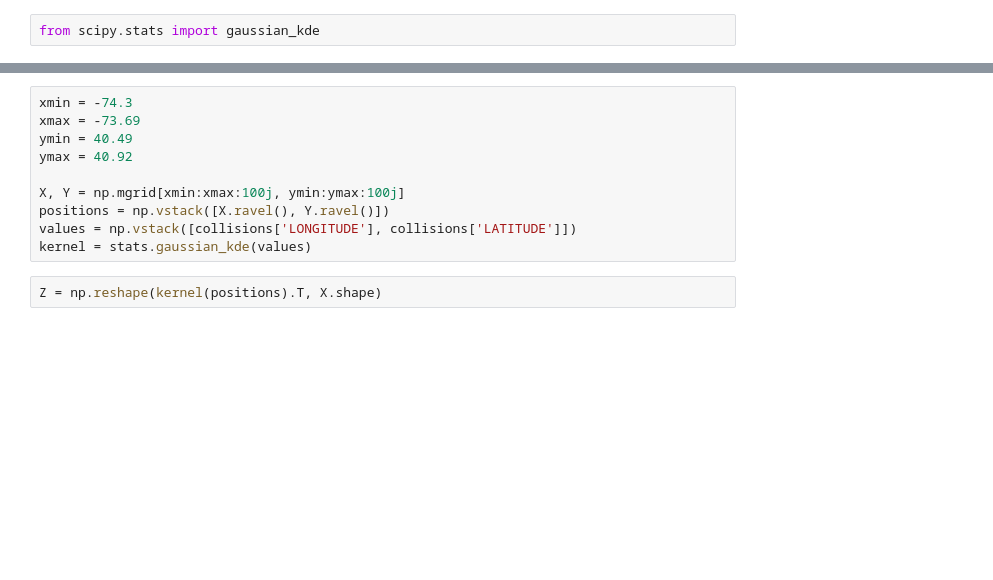
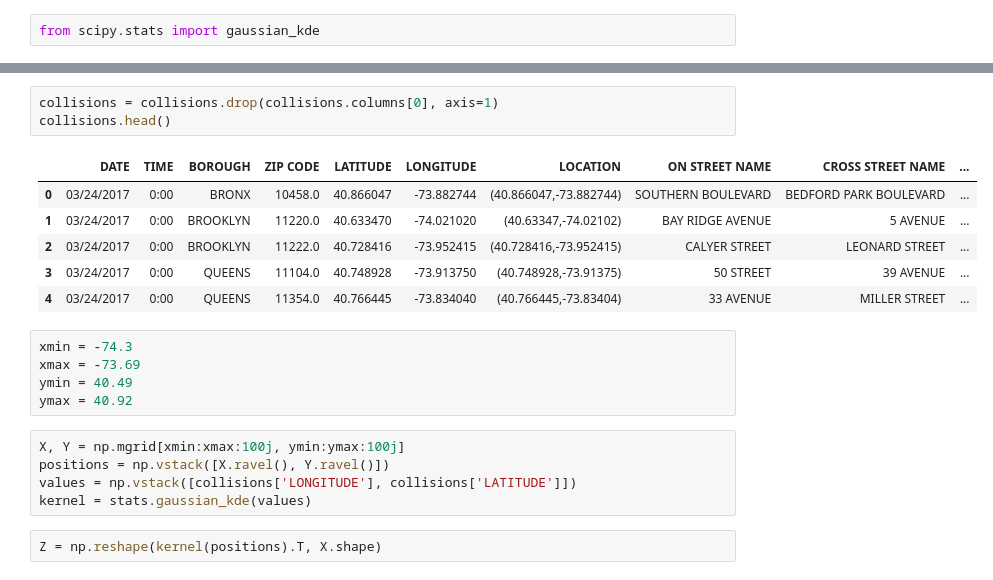
Before and after one commit to nealrea/collisionViz, a Jupyter notebook: data_exploration/KDE.ipynb, the cells around one changed output, grey strips where cells are left out. Cells and saved outputs as stored; diff of their text form; blank space fills up the shorter version.

```diff
--- a/data_exploration/KDE.ipynb
+++ b/data_exploration/KDE.ipynb
@@ -37,9 +25,19 @@ collisions.head()
+# %%
+collisions = collisions.drop(collisions.columns[0], axis=1)
+collisions.head()
+# %% [output]
+|  | DATE | TIME | BOROUGH | ZIP CODE | LATITUDE | LONGITUDE | LOCATION | ON STREET NAME | CROSS STREET NAME | ... |
+| 0 | 03/24/2017 | 0:00 | BRONX | 10458.0 | 40.866047 | -73.882744 | (40.866047,-73.882744) | SOUTHERN BOULEVARD | BEDFORD PARK BOULEVARD | ... |
+| 1 | 03/24/2017 | 0:00 | BROOKLYN | 11220.0 | 40.633470 | -74.021020 | (40.63347,-74.02102) | BAY RIDGE AVENUE | 5 AVENUE | ... |
+| 2 | 03/24/2017 | 0:00 | BROOKLYN | 11222.0 | 40.728416 | -73.952415 | (40.728416,-73.952415) | CALYER STREET | LEONARD STREET | ... |
+| 3 | 03/24/2017 | 0:00 | QUEENS | 11104.0 | 40.748928 | -73.913750 | (40.748928,-73.91375) | 50 STREET | 39 AVENUE | ... |
+| 4 | 03/24/2017 | 0:00 | QUEENS | 11354.0 | 40.766445 | -73.834040 | (40.766445,-73.83404) | 33 AVENUE | MILLER STREET | ... |
+# %%
+xmin = -74.3
+xmax = -73.69
+ymin = 40.49
+ymax = 40.92
 # %%
-xmin = -74.3
-xmax = -73.69
-ymin = 40.49
-ymax = 40.92
-
 X, Y = np.mgrid[xmin:xmax:100j, ymin:ymax:100j]
 positions = np.vstack([X.ravel(), Y.ravel()])
 values = np.vstack([collisions['LONGITUDE'], collisions['LATITUDE']])
```
Also changed, not shown: parts of 6 cells of this notebook.
